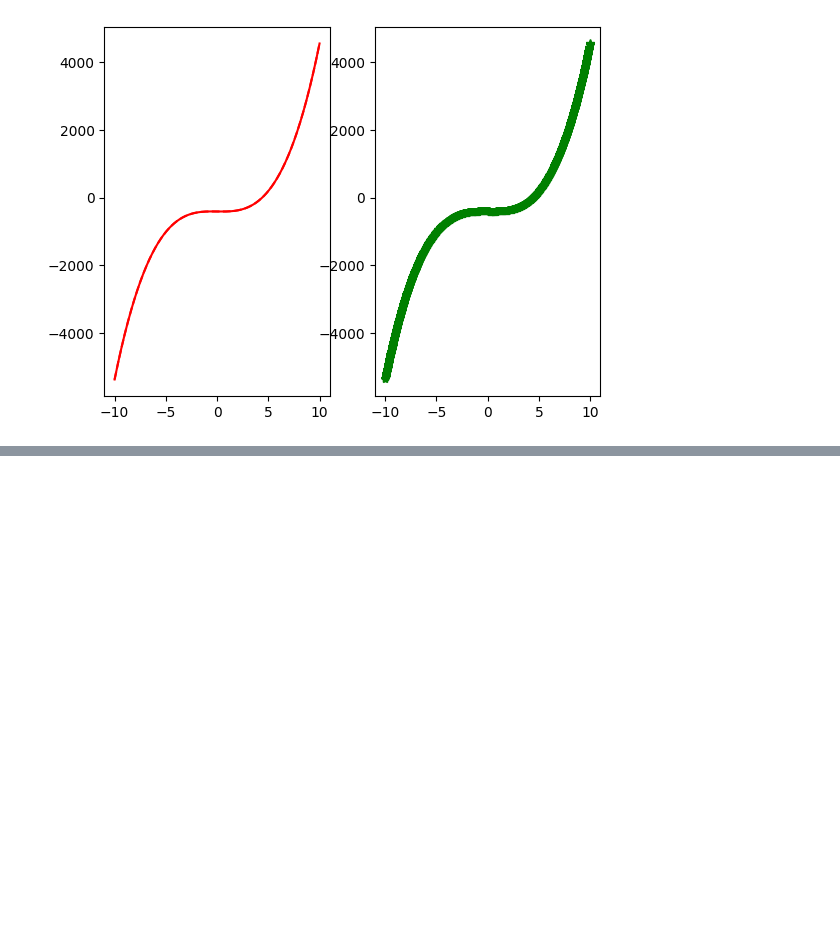
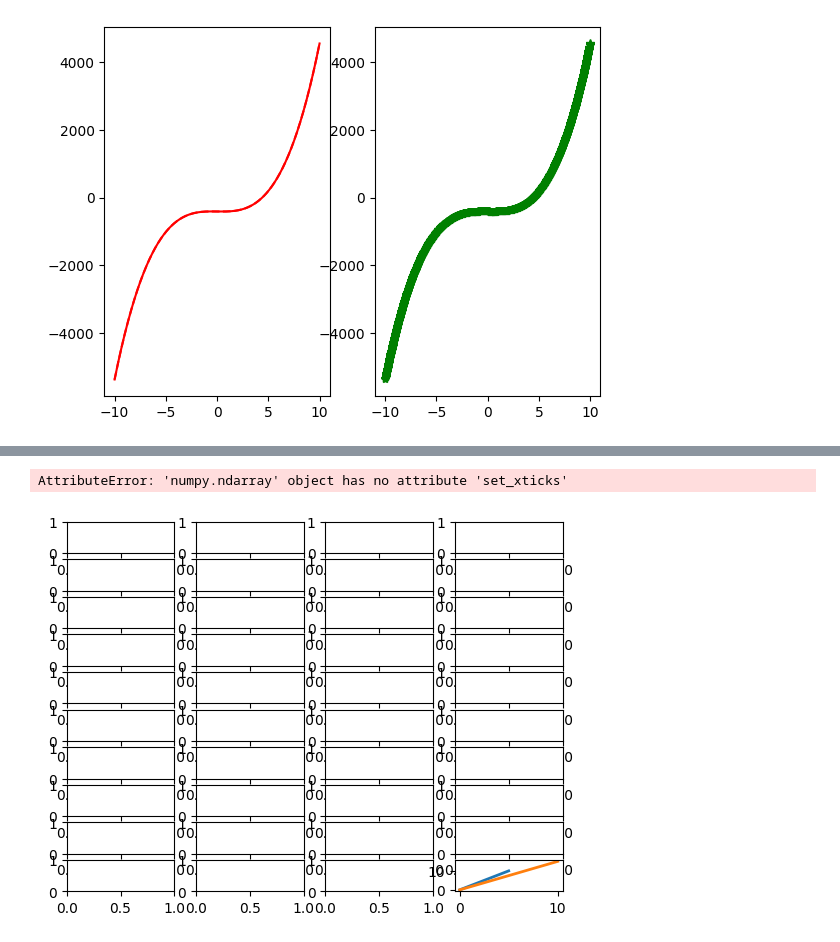
Before and after one commit to anushkas1704/complete-pandas-tutorial, a Jupyter notebook: 8th_TDSC.ipynb, the cells around one changed output, grey strips where cells are left out. Saved outputs shown, nothing was run; the diff lists cells and outputs as text; code cells hidden in the pictures; blank space fills up the shorter version.

```diff
--- a/8th_TDSC.ipynb
+++ b/8th_TDSC.ipynb
@@ -85,0 +155,13 @@ fig4.plot([1,2,5,0])
+# %%
+import matplotlib.pyplot as plt
+fig, ax = plt.subplots(10, 4)
+plt.plot(x, x*2, x*3, lw=2)
+ax.set_xticks([1,2,3,4,5])
+ax.set_xticklabels([r'$\alpha$', r'$\beta$', r'$\gamma$', r'$\delta$', r'$\epsilon$'], fontsize=18)
+yticks =[0,50,100,150]
+ax.set_yticks(yticks)
+ax.set_yticklabels(["$%.1f$" % y for y in yticks], fontsize=18)
+ax.set_title("scientific notation")
+# %% [output]
+AttributeError: 'numpy.ndarray' object has no attribute 'set_xticks'
+[figure, added]
```
Also changed, not shown: parts of 5 cells of this notebook.
